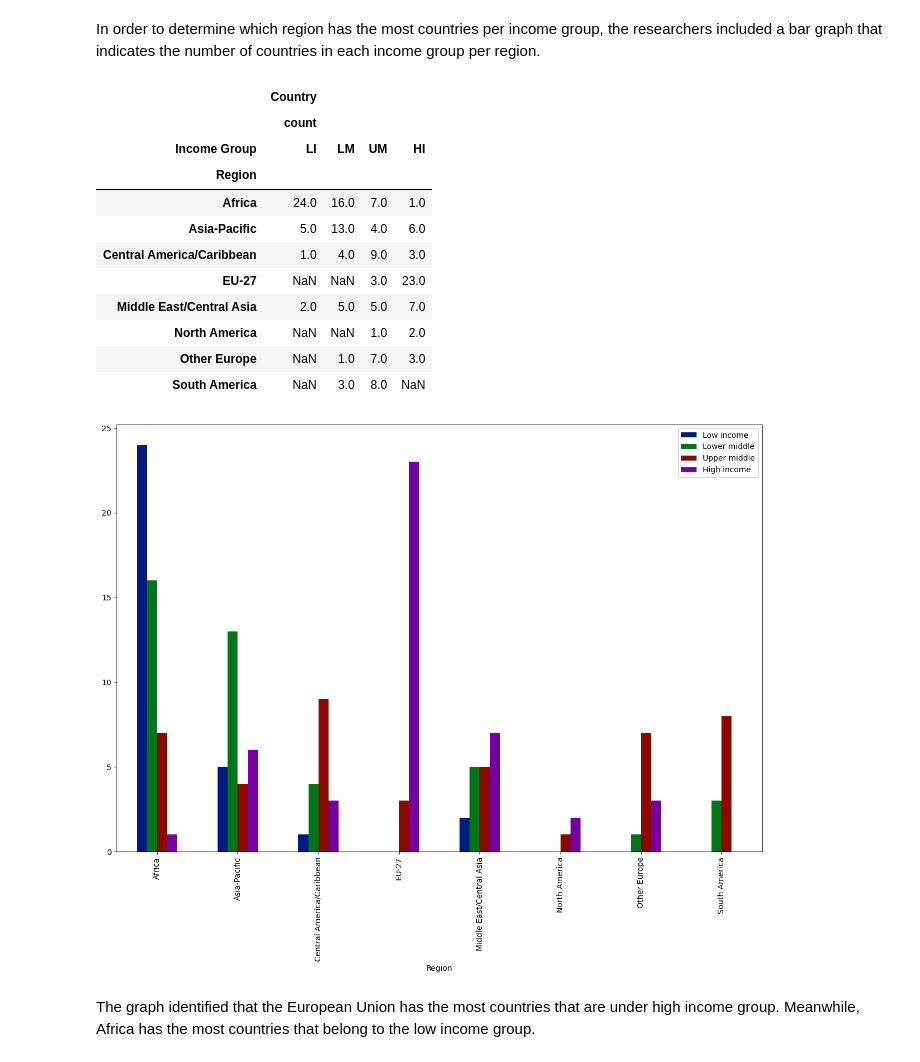
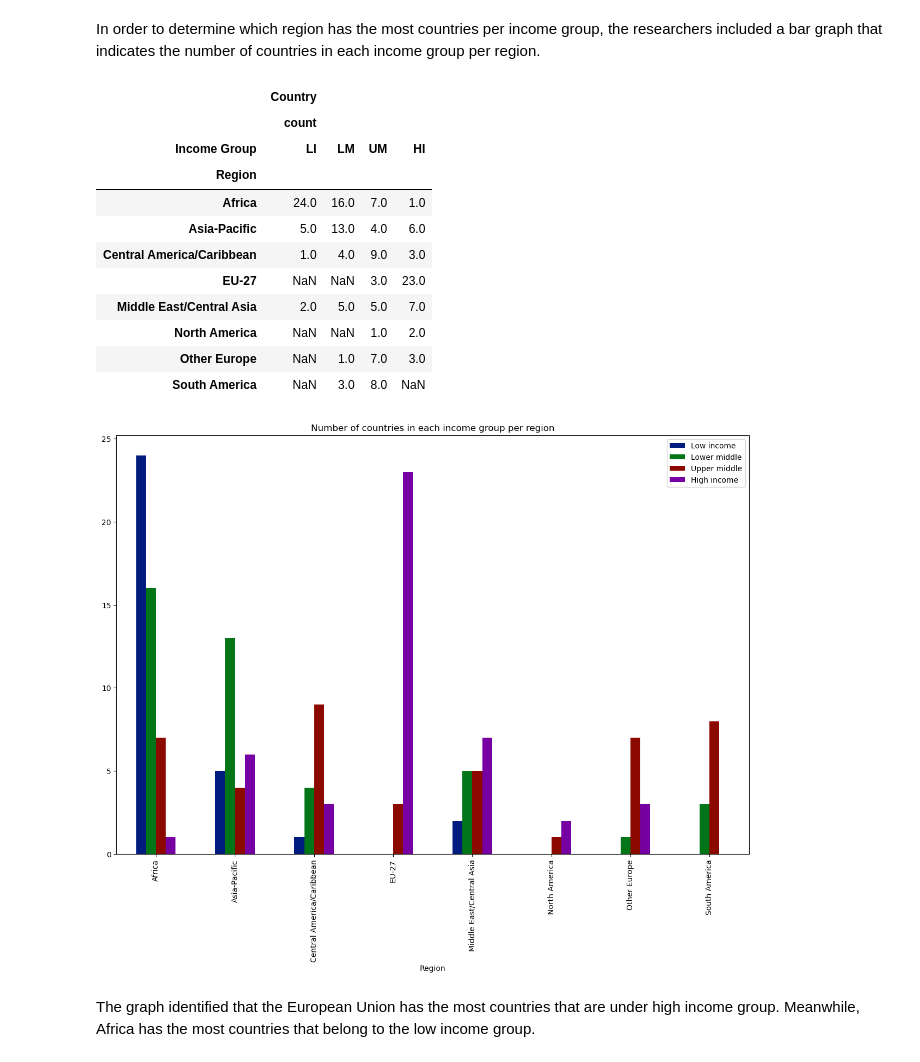
Before and after one commit to jayylmao/CSMODEL, a Jupyter notebook: CSMODEL-Project-Phase-1.ipynb, the cells around one changed output. Drawn from its saved outputs; the diff is of its cells as text; code cells hidden in the pictures.

```diff
--- a/CSMODEL-Project-Phase-1.ipynb
+++ b/CSMODEL-Project-Phase-1.ipynb
@@ -382,31 +435,32 @@ In order to determine which region has the most countries per income group, the
 # %%
 countries_income_group_per_region = cleaned_df.groupby(['Region', 'Income Group'], observed=True).agg(
     {'Country': ['count']}
 )
 
 countries_income_group_per_region.reset_index()
 
 countries_income_group_per_region = countries_income_group_per_region.unstack(level='Income Group')
 countries_income_group_per_region.plot.bar(
     figsize=(15, 10)
 )
 plt.legend(['Low income', 'Lower middle', 'Upper middle', 'High income'])
+plt.title('Number of countries in each income group per region')
 
 countries_income_group_per_region
 # %% [output]
 |  | Country |  |  |  |
 |  | count |  |  |  |
 | Income Group | LI | LM | UM | HI |
 | Region |  |  |  |  |
 | Africa | 24.0 | 16.0 | 7.0 | 1.0 |
 | Asia-Pacific | 5.0 | 13.0 | 4.0 | 6.0 |
 | Central America/Caribbean | 1.0 | 4.0 | 9.0 | 3.0 |
 | EU-27 | NaN | NaN | 3.0 | 23.0 |
 | Middle East/Central Asia | 2.0 | 5.0 | 5.0 | 7.0 |
 | North America | NaN | NaN | 1.0 | 2.0 |
 | Other Europe | NaN | 1.0 | 7.0 | 3.0 |
 | South America | NaN | 3.0 | 8.0 | NaN |
-[figure, old version]
+[figure, new version]
 # %% [markdown]
 The graph identified that the European Union has the most countries that are under high income group. Meanwhile, Africa has the most countries that belong to the low income group.
 # %% [markdown]
```
Also changed, not shown: parts of 24 cells of this notebook.
